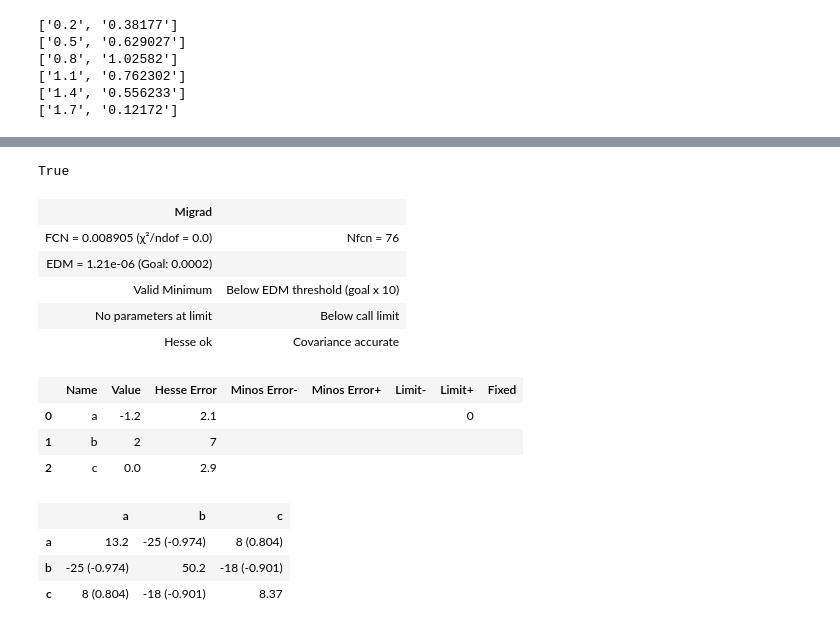
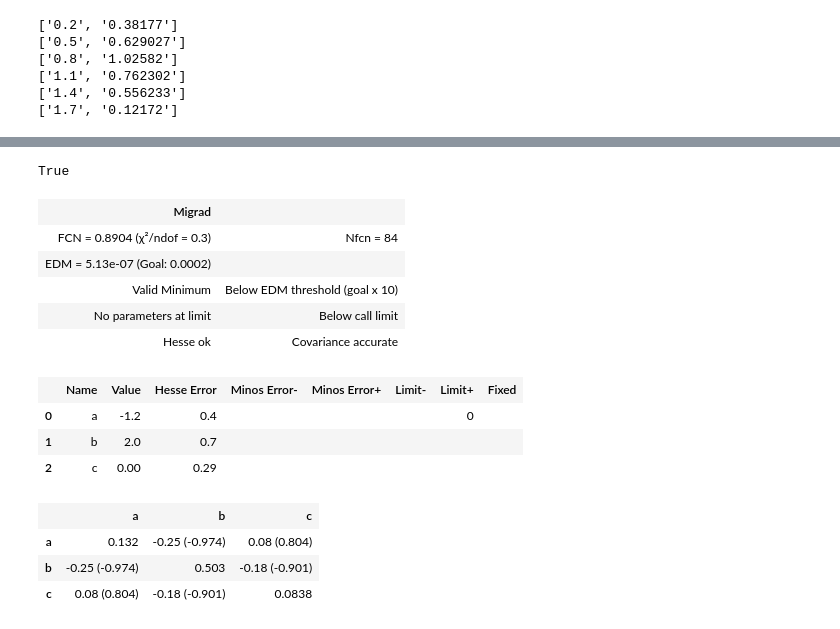
Before and after one commit to Yehan-Edirisinghe/Labo_cal, a Jupyter notebook: temi_esame/2022-09-26/esame.ipynb, the cells around one changed output, grey strips where cells are left out. Drawn from its saved outputs; the diff is of its cells as text; code cells hidden in the pictures.

```diff
--- a/temi_esame/2022-09-26/esame.ipynb
+++ b/temi_esame/2022-09-26/esame.ipynb
@@ -28,30 +28,30 @@ def pdf(x,a,b,c):
     return a*x**2+b*x+c
 # %%
 # cost = UnbinnedNLL(data[1],pdf)
-yerror = 2*np.ones(len(data[0]))
+yerror = .2*np.ones(len(data[0]))
 cost = LeastSquares(data[0],data[1],yerror,pdf)
 my_minuit = Minuit(cost,a=-1.5,b=2,c=0)
 my_minuit.limits['a']=(-np.inf,0)
 my_minuit.migrad()
 my_minuit.hesse()
 print(my_minuit.valid)
 display(my_minuit)
 # %% [output]
 True
 | Migrad |  |
-| FCN = 0.008905 (χ²/ndof = 0.0) | Nfcn = 76 |
-| EDM = 1.21e-06 (Goal: 0.0002) |  |
+| FCN = 0.8904 (χ²/ndof = 0.3) | Nfcn = 84 |
+| EDM = 5.13e-07 (Goal: 0.0002) |  |
 | Valid Minimum | Below EDM threshold (goal x 10) |
 | No parameters at limit | Below call limit |
 | Hesse ok | Covariance accurate |
 |  | Name | Value | Hesse Error | Minos Error- | Minos Error+ | Limit- | Limit+ | Fixed |
-| 0 | a | -1.2 | 2.1 |  |  |  | 0 |  |
-| 1 | b | 2 | 7 |  |  |  |  |  |
-| 2 | c | 0.0 | 2.9 |  |  |  |  |  |
+| 0 | a | -1.2 | 0.4 |  |  |  | 0 |  |
+| 1 | b | 2.0 | 0.7 |  |  |  |  |  |
+| 2 | c | 0.00 | 0.29 |  |  |  |  |  |
 |  | a | b | c |
-| a | 13.2 | -25 (-0.974) | 8 (0.804) |
-| b | -25 (-0.974) | 50.2 | -18 (-0.901) |
-| c | 8 (0.804) | -18 (-0.901) | 8.37 |
+| a | 0.132 | -0.25 (-0.974) | 0.08 (0.804) |
+| b | -0.25 (-0.974) | 0.503 | -0.18 (-0.901) |
+| c | 0.08 (0.804) | -0.18 (-0.901) | 0.0838 |
 # %%
 print(f"Q squared: {my_minuit.fval}")
 # %% [output]
```
Also changed, not shown: parts of 4 cells of this notebook.
